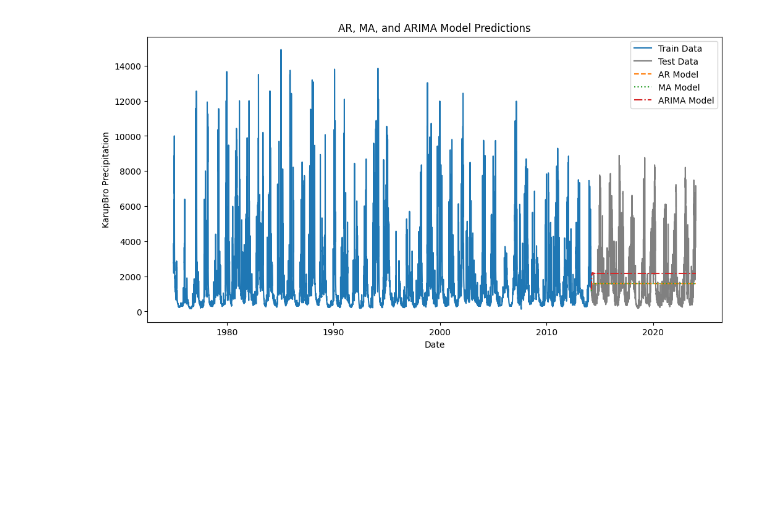
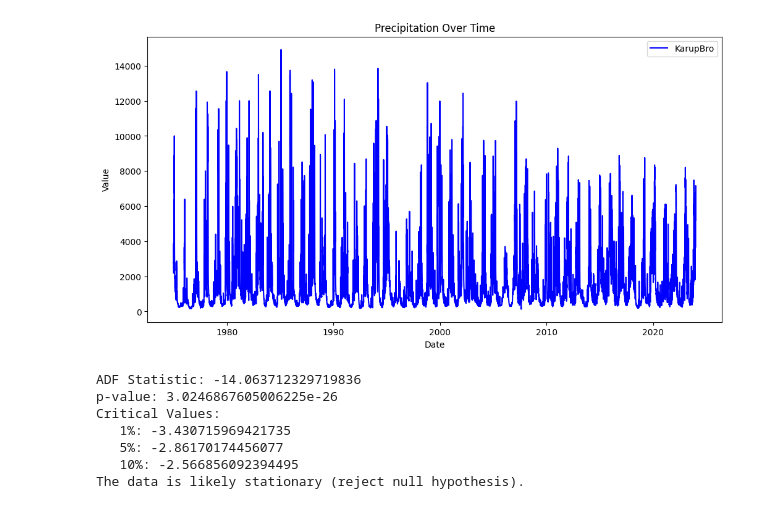
Before and after one commit to nicolaigarder/Forecasting-water-inflow, a Jupyter notebook: Time_series_models.ipynb, the cells around one changed output. Saved outputs shown, nothing was run; the diff lists cells and outputs as text; code cells hidden in the pictures; blank space fills up the shorter version.

```diff
--- a/Time_series_models.ipynb
+++ b/Time_series_models.ipynb
@@ -4,11 +13,4 @@ init_printing()
 # %%
-import pandas as pd
-import matplotlib.pyplot as plt
-from statsmodels.tsa.ar_model import AutoReg
-from statsmodels.tsa.arima.model import ARIMA
-from statsmodels.tsa.stattools import acf, pacf
-import numpy as np
-
 # Load dataset
 file_path_korup_parken = "/Users/nicolaigarderhansen/Desktop/Bachelorprojekt/Data/Bygholm_K\u00f8rup_Parken_VNF_d\u00f8gn_1975-2023.csv"
 korup_parken_df = pd.read_csv(file_path_korup_parken, decimal=",", encoding="ISO-8859-1", delimiter=";")
@@ -28,34 +30,39 @@ korup_parken_df = korup_parken_df.sort_values("timestamp").reset_index(drop=True
 
 # Ensure no missing values
 korup_parken_df = korup_parken_df.dropna()
-
-# Split train and test
-train = korup_parken_df.iloc[:-int(len(korup_parken_df) * 0.2)]
-test = korup_parken_df.iloc[-int(len(korup_parken_df) * 0.2):]
-
-# --- Autoregression (AR) Model ---
-model_ar = AutoReg(train["KarupBro"], lags=15).fit()
-pred_ar = model_ar.predict(start=len(train), end=len(train) + len(test) - 1, dynamic=False)
-
-# --- Moving Average (MA) Model ---
-model_ma = ARIMA(train["KarupBro"], order=(0, 0, 15)).fit()
-pred_ma = model_ma.predict(start=len(train), end=len(train) + len(test) - 1, dynamic=False)
-
-# --- ARIMA Model (AR + I + MA) ---
-model_arima = ARIMA(train["KarupBro"], order=(15, 1, 15)).fit()
-pred_arima = model_arima.predict(start=len(train), end=len(train) + len(test) - 1, dynamic=False, typ='levels')
-
-# --- Plot results ---
-plt.figure(figsize=(12, 6))
-plt.plot(train["timestamp"], train["KarupBro"], label="Train Data")
-plt.plot(test["timestamp"], test["KarupBro"], label="Test Data", color='gray')
-plt.plot(test["timestamp"], pred_ar, label="AR Model", linestyle='dashed')
-plt.plot(test["timestamp"], pred_ma, label="MA Model", linestyle='dotted')
-plt.plot(test["timestamp"], pred_arima, label="ARIMA Model", linestyle='dashdot')
-plt.xlabel("Date")
-plt.ylabel("KarupBro Precipitation")
-plt.title("AR, MA, and ARIMA Model Predictions")
-plt.legend()
-plt.show()
-# %% [output]
-[figure, removed]
+# %%
+# Plot the time series
+def plot_time_series(df, column, title):
+    plt.figure(figsize=(12, 6))
+    plt.plot(df["timestamp"], df[column], label=column, color='blue')
+    plt.xlabel("Date")
+    plt.ylabel("Value")
+    plt.title(title)
+    plt.legend()
+    plt.show()
+
+plot_time_series(korup_parken_df, "KarupBro", "Precipitation Over Time")
+
+# Perform Augmented Dickey-Fuller (ADF) test to check stationarity
+def adf_test(series):
+    result = adfuller(series, autolag='AIC')
+    print("ADF Statistic:", result[0])
+    print("p-value:", result[1])
+    print("Critical Values:")
+    for key, value in result[4].items():
+        print(f"   {key}: {value}")
+    if result[1] < 0.05:
+        print("The data is likely stationary (reject null hypothesis).")
+    else:
+        print("The data is likely non-stationary (fail to reject null hypothesis).")
+
+adf_test(korup_parken_df["KarupBro"])
+# %% [output]
+[figure, added]
+ADF Statistic: -14.063712329719836
+p-value: 3.0246867605006225e-26
+Critical Values:
+   1%: -3.430715969421735
+   5%: -2.86170174456077
+   10%: -2.566856092394495
+The data is likely stationary (reject null hypothesis).
```
Also changed, not shown: parts of 3 cells of this notebook.
